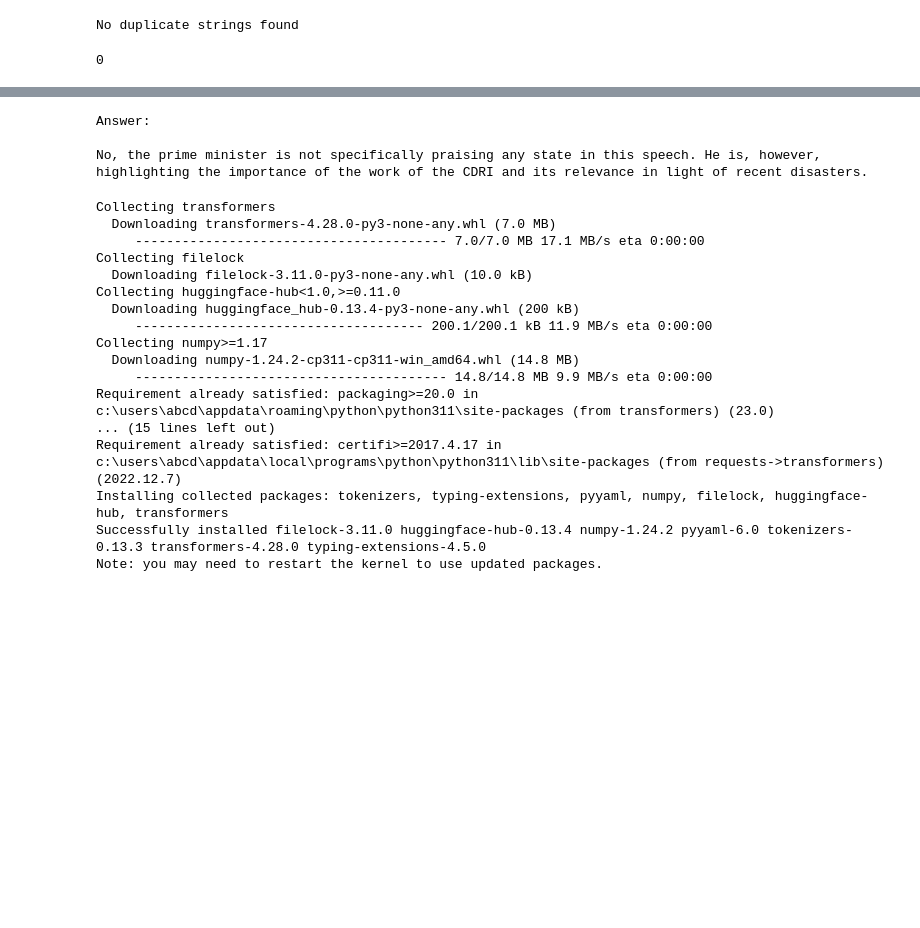
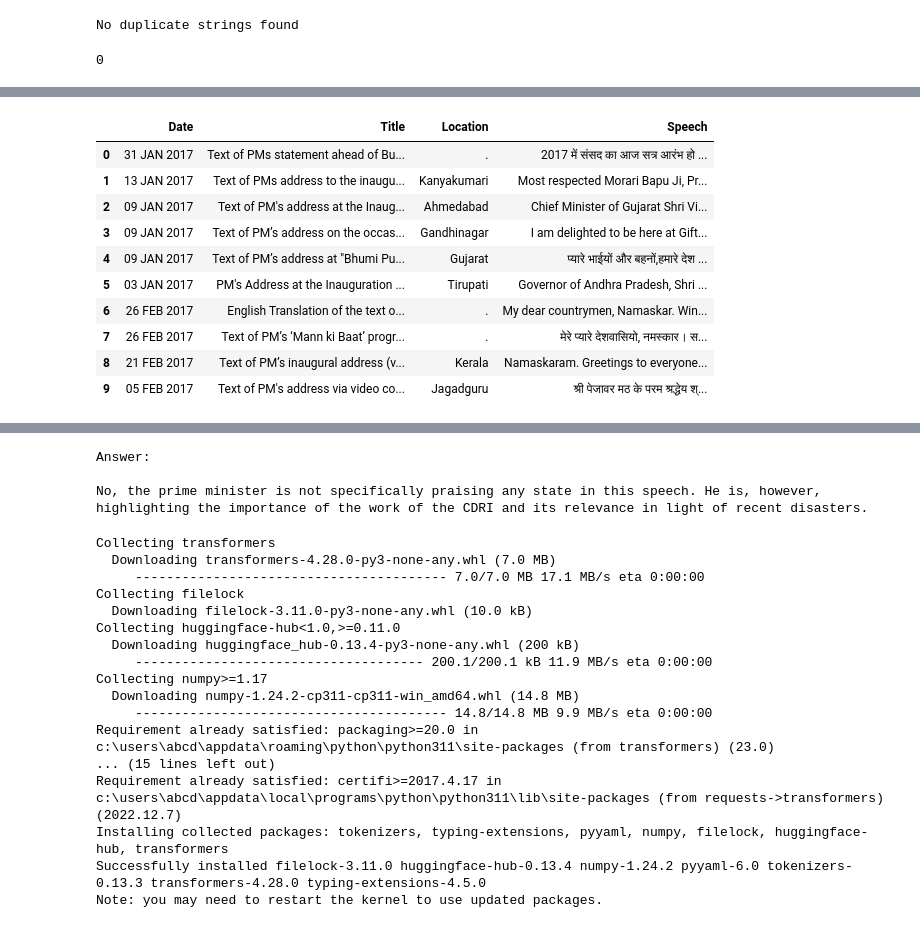
Before and after one commit to ohhlalit/CP, a Jupyter notebook: Lalit.ipynb, the cells around one changed output, grey strips where cells are left out. Cells and saved outputs as stored; diff of their text form; code cells hidden in the pictures; blank space fills up the shorter version.

```diff
--- a/Lalit.ipynb
+++ b/Lalit.ipynb
@@ -114,0 +200,3 @@ KeyboardInterrupt:
+# %%
+import spacy
+nlp = spacy.load('en_core_web_sm')
@@ -115,3 +247,19 @@ KeyboardInterrupt:
+# %%
+import pandas as pd
+df_data = pd.DataFrame(data)
+df_data
+# %% [output]
+|  | Date | Title | Location | Speech |
+| 0 | 31 JAN 2017 | Text of PMs statement ahead of Bu... | . | 2017 में संसद का आज सत्र आरंभ हो ... |
+| 1 | 13 JAN 2017 | Text of PMs address to the inaugu... | Kanyakumari | Most respected Morari Bapu Ji, Pr... |
+| 2 | 09 JAN 2017 | Text of PM's address at the Inaug... | Ahmedabad | Chief Minister of Gujarat Shri Vi... |
+| 3 | 09 JAN 2017 | Text of PM’s address on the occas... | Gandhinagar | I am delighted to be here at Gift... |
+| 4 | 09 JAN 2017 | Text of PM’s address at "Bhumi Pu... | Gujarat | प्यारे भाईयों और बहनों,हमारे देश ... |
+| 5 | 03 JAN 2017 | PM's Address at the Inauguration ... | Tirupati | Governor of Andhra Pradesh, Shri ... |
+| 6 | 26 FEB 2017 | English Translation of the text o... | . | My dear countrymen, Namaskar. Win... |
+| 7 | 26 FEB 2017 | Text of PM’s ‘Mann ki Baat’ progr... | . | मेरे प्यारे देशवासियो, नमस्कार। स... |
+| 8 | 21 FEB 2017 | Text of PM’s inaugural address (v... | Kerala | Namaskaram. Greetings to everyone... |
+| 9 | 05 FEB 2017 | Text of PM's address via video co... | Jagadguru | श्री पेजावर मठ के परम श्रद्धेय श्... |
 # %%
 pip install openai
 # %% [output]
```
Also changed, not shown: parts of 14 cells of this notebook.
